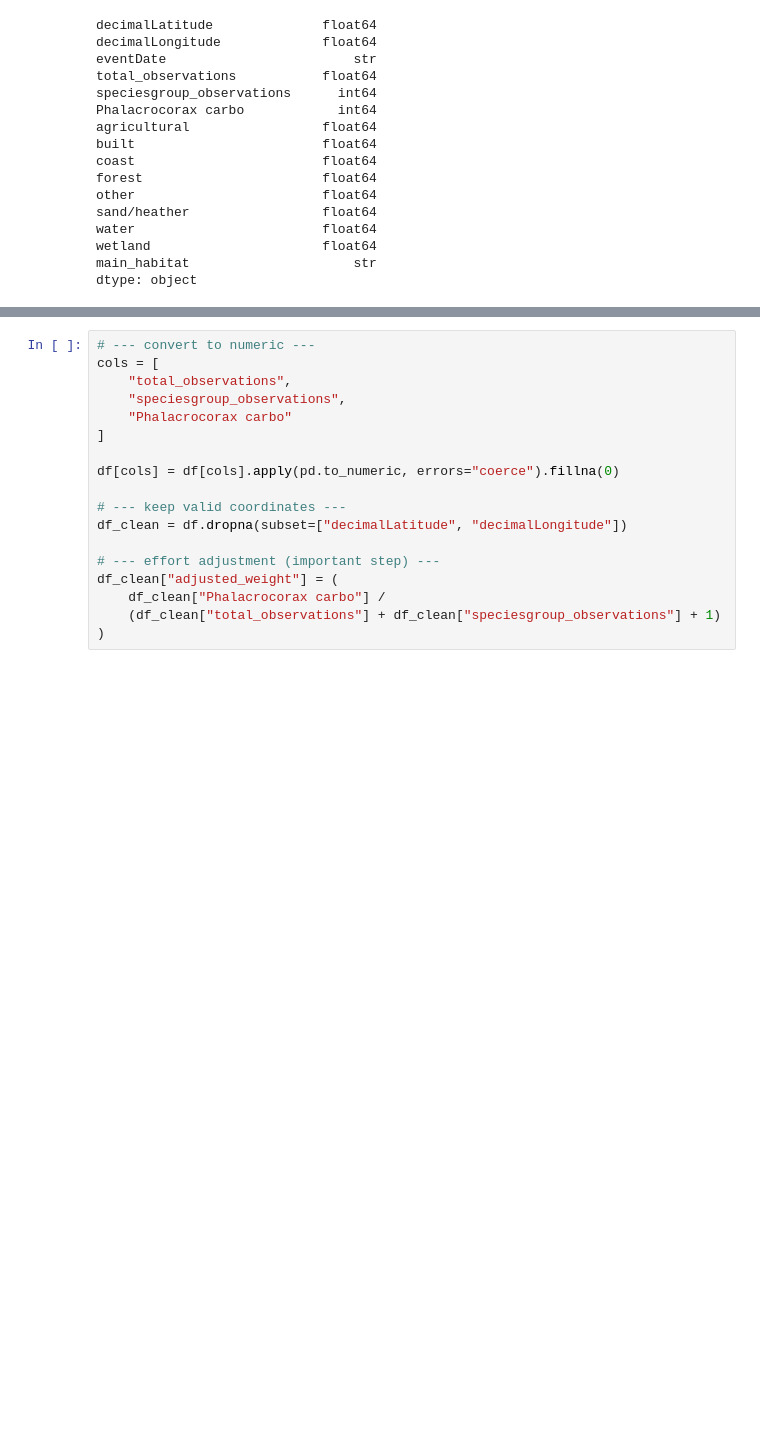
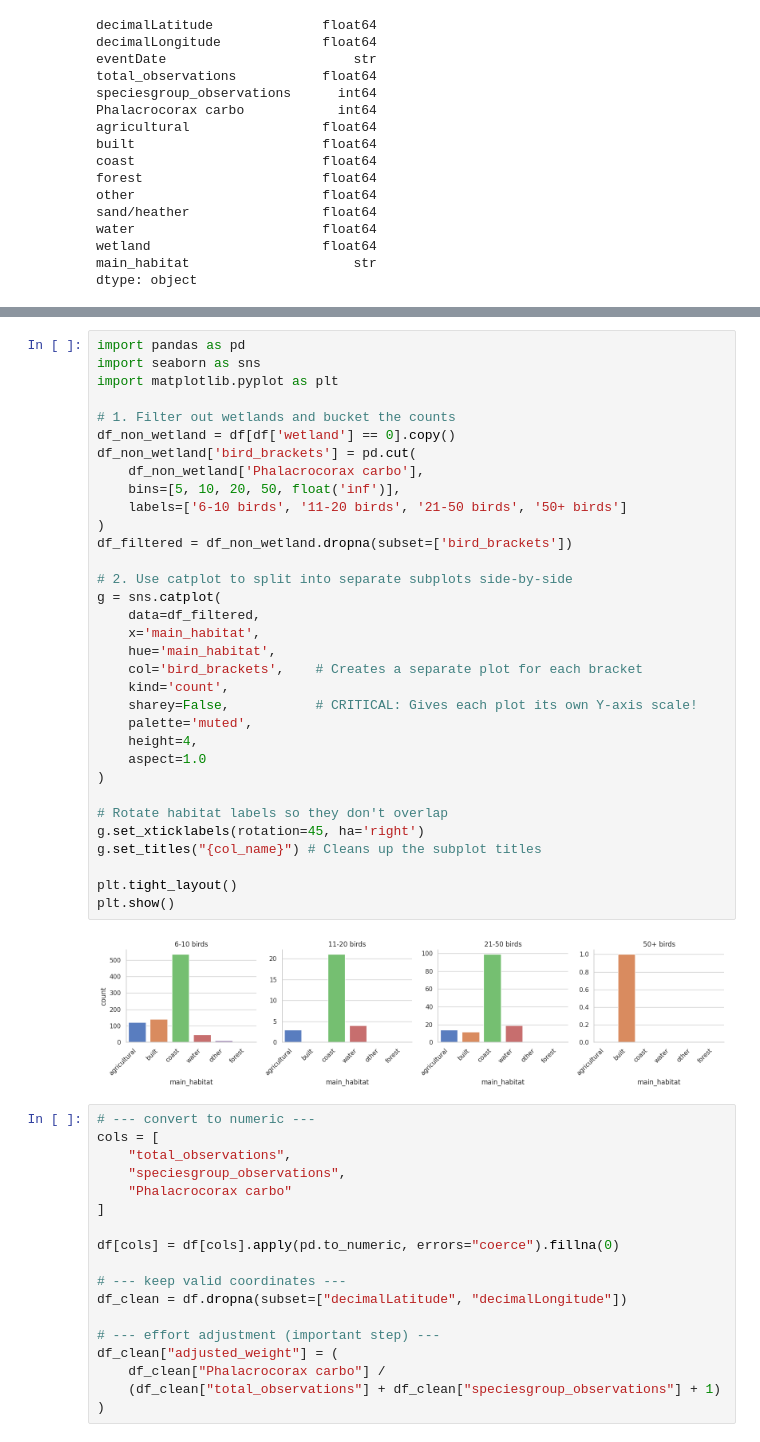
Before and after one commit to kebabzter/the-greatest-cormorant, a Jupyter notebook: notebook-02.ipynb, the cells around one changed output, grey strips where cells are left out. Saved outputs shown, nothing was run; the diff lists cells and outputs as text; blank space fills up the shorter version.

Commit message:
new heatmap/scattermap whatever + 1 more"

```diff
--- a/notebook-02.ipynb
+++ b/notebook-02.ipynb
@@ -117,3 +154,38 @@ df.describe().T
+# %%
+import pandas as pd
+import seaborn as sns
+import matplotlib.pyplot as plt
+
+# 1. Filter out wetlands and bucket the counts
+df_non_wetland = df[df['wetland'] == 0].copy()
+df_non_wetland['bird_brackets'] = pd.cut(
+    df_non_wetland['Phalacrocorax carbo'],
+    bins=[5, 10, 20, 50, float('inf')],
+    labels=['6-10 birds', '11-20 birds', '21-50 birds', '50+ birds']
+)
+df_filtered = df_non_wetland.dropna(subset=['bird_brackets'])
+
+# 2. Use catplot to split into separate subplots side-by-side
+g = sns.catplot(
+    data=df_filtered,
+    x='main_habitat',
+    hue='main_habitat',
+    col='bird_brackets',    # Creates a separate plot for each bracket
+    kind='count',
+    sharey=False,           # CRITICAL: Gives each plot its own Y-axis scale!
+    palette='muted',
+    height=4,
+    aspect=1.0
+)
+
+# Rotate habitat labels so they don't overlap
+g.set_xticklabels(rotation=45, ha='right')
+g.set_titles("{col_name}") # Cleans up the subplot titles
+
+plt.tight_layout()
+plt.show()
+# %% [output]
+[figure, added]
 # %%
 # --- convert to numeric ---
 cols = [
```
Also changed, not shown: parts of 3 cells of this notebook, 2 other files.
